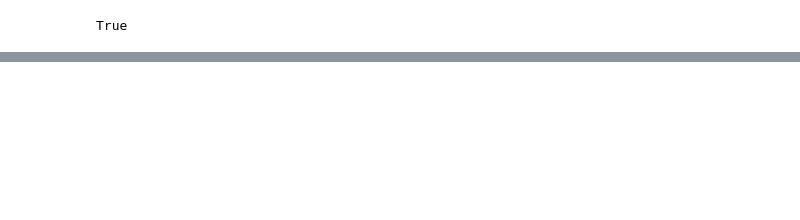
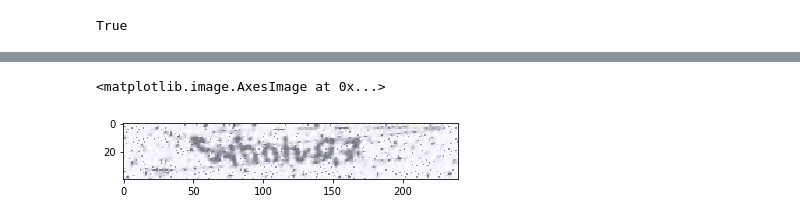
Before and after one commit to jchudb93/opencv-tutorials, a Jupyter notebook: src/notebooks/selenium_scraping.ipynb, the cells around one changed output, grey strips where cells are left out. Saved outputs shown, nothing was run; the diff lists cells and outputs as text; code cells hidden in the pictures; blank space fills up the shorter version.

```diff
--- a/src/notebooks/selenium_scraping.ipynb
+++ b/src/notebooks/selenium_scraping.ipynb
@@ -65,0 +96,5 @@ transform_image(save_image_path,f'{os.getcwd()}\\img\\processed\\for_ocr','png')
+# %%
+plt.imshow(src)
+# %% [output]
+<matplotlib.image.AxesImage at 0x...>
+[figure, added]
```
Also changed, not shown: parts of 16 cells of this notebook, 1 other file.
